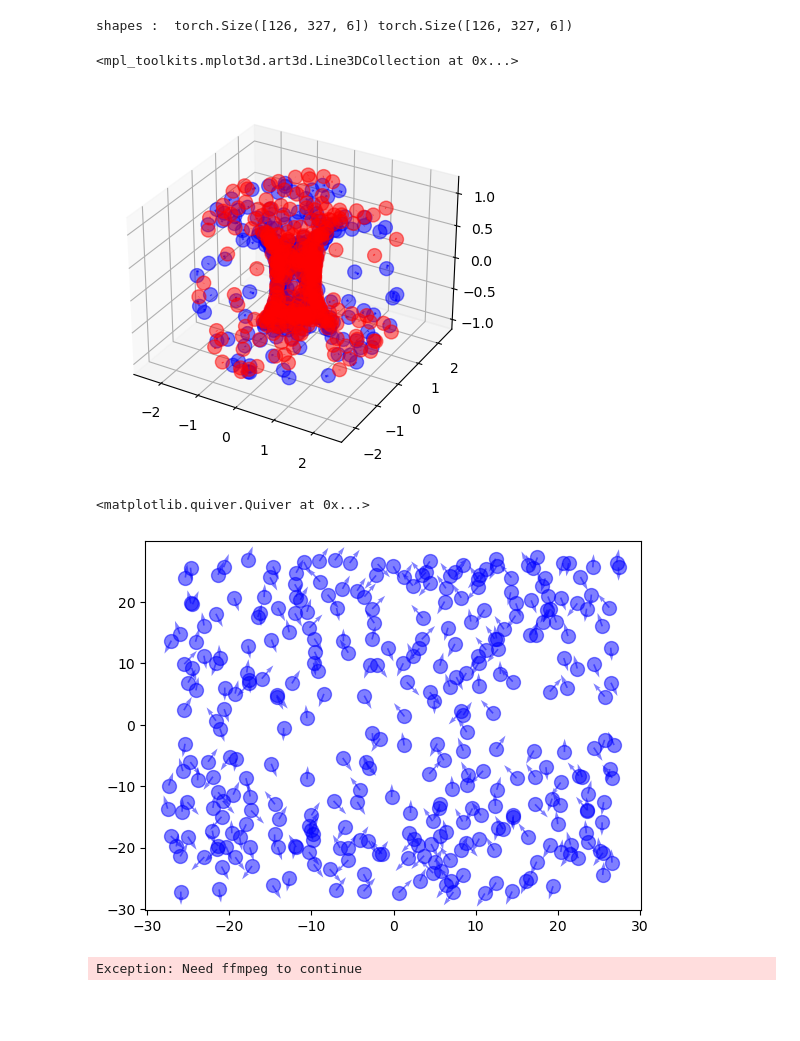
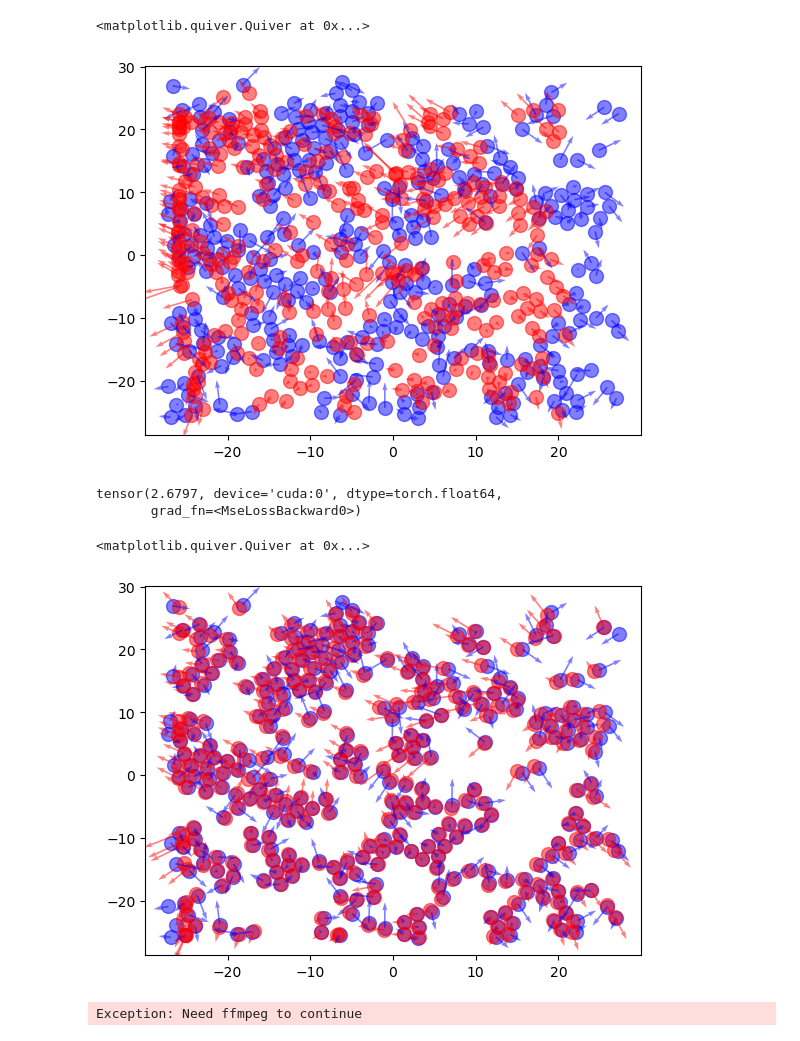
Before and after one commit to Pangasius/graph-displacement, a Jupyter notebook: cell_tester.ipynb, the cells around one changed output. Saved outputs shown, nothing was run; the diff lists cells and outputs as text; code cells hidden in the pictures; blank space fills up the shorter version.

```diff
--- a/cell_tester.ipynb
+++ b/cell_tester.ipynb
@@ -22,12 +22,11 @@ from genericpath import exists
 
 import random
 
-model_path = "model.pkl"
-loss_path = "loss.pkl"
+model_path = "models/model220"
 
 from cell_dataset import CellGraphDataset
 from cell_model import GraphEvolution
-from cell_utils import GraphingLoss, make_animation, show_torus
+from cell_utils import GraphingLoss, make_animation
 from cell_training import train, test, run_single, run_single_recursive
 
 import threading
@@ -55,7 +54,7 @@ Cannot import simulator
 #path = "data/" #local
 path = "/scratch/users/nstillman/data-cpp/" #remote
 
-data_test = CellGraphDataset(root=path + 'test', max_size=50, inmemory=True, bg_load=False, wrap=True, T_limit=128)
+data_test = CellGraphDataset(root=path + 'test', max_size=5, inmemory=True, bg_load=False, wrap=True, T_limit=32)
 print("Test data length : ", data_test.len())
 
 data_val = CellGraphDataset(root=path + 'valid', max_size=50, inmemory=True, bg_load=False, wrap=True, T_limit=128)
@@ -83,37 +74,36 @@ result_name = "result.pkl"
 # %%
-with open(model_to_test, "rb") as f:
+with open(model_path + ".pkl", "rb") as f:
     model = pickle.load(f)
 
-device = "cuda" if torch.cuda.is_available() else "cpu"
-model = model.eval().to(device)
-loss, out, x = run_single_recursive(model, data_test, 0, device, denormalize=False)
-print("shapes : ", out.shape, x.shape) # type: ignore
+device = torch.device("cuda" if torch.cuda.is_available() else "cpu")
-# %% [output]
-shapes :  torch.Size([126, 327, 6]) torch.Size([126, 327, 6])
-# %%
-with open(result_name, "wb") as f:
-    pickle.dump((out, x), f)
 # %%
-loss, out, x = run_single_recursive(model, data_test, 0, device, denormalize=False)
+loss, out, x = run_single_recursive(model.to(device), data_test, 0, device)
 
-t = 1
+with open("result_recursive.pkl", "wb") as f:
+    pickle.dump((out, x), f)
+
+t = 20
 fig = plt.figure()
-ax = fig.add_subplot(1, 1, 1, projection='3d')
 
-#now plot the graph as bubbles to show the differx[t, :,1],ence between the two
-ax.scatter(x[t, :,0],x[t, :,1],x[t, :,2], s=100, c='b', alpha=0.5)
-ax.scatter(out[t, :,0],out[t, :,1],out[t, :,2], s=100, c='r', alpha=0.5)
+#now plot the graph as bubbles to show the difference between the two
+plt.scatter(x[t, :,0],x[t, :,1], s=100, c='b', alpha=0.5)
+plt.scatter(out[t, :,0],out[t, :,1], s=100, c='r', alpha=0.5)
 
 #show an arrow for the speed
-ax.quiver(x[t, :, 0], x[t, :, 1], x[t, :, 2], x[t, :, 3],x[t, :,4],x[t, :,5],color='b', alpha=0.5)
-ax.quiver(out[t, :, 0], out[t, :, 1], out[t, :, 2], out[t, :, 3],out[t, :,4],out[t, :,5],color='r', alpha=0.5)
+plt.quiver(x[t, :, 0], x[t, :, 1], x[t, :, 2], x[t, :, 3],color='b', alpha=0.5)
+plt.quiver(out[t, :, 0], out[t, :, 1], out[t, :, 2], out[t, :, 3],color='r', alpha=0.5)
 # %% [output]
-<mpl_toolkits.mplot3d.art3d.Line3DCollection at 0x...>
+<matplotlib.quiver.Quiver at 0x...>
-[figure, old version]
+[figure, new version]
 # %%
-loss, out, x = run_single_recursive(model, data_test, 0, device, denormalize=True)
+loss, out, x = run_single(model.to(device), data_test, 0, device)
 
-t = 0
+print(loss)
+
+with open("result.pkl", "wb") as f:
+    pickle.dump((out, x), f)
+
+t = 20
 fig = plt.figure()
 
 #now plot the graph as bubbles to show the difference between the two
@@ -124,8 +114,10 @@ plt.scatter(out[t, :,0],out[t, :,1], s=100, c='r', alpha=0.5)
 plt.quiver(x[t, :, 0], x[t, :, 1], x[t, :, 2], x[t, :, 3],color='b', alpha=0.5)
 plt.quiver(out[t, :, 0], out[t, :, 1], out[t, :, 2], out[t, :, 3],color='r', alpha=0.5)
 # %% [output]
-<matplotlib.quiver.Quiver at 0x...>
+tensor(2.6797, device='cuda:0', dtype=torch.float64,
+       grad_fn=<MseLossBackward0>)
+<matplotlib.quiver.Quiver at 0x...>
-[figure, old version]
+[figure, new version]
 # %%
 raise Exception("Need ffmpeg to continue")
 # %% [output]
```
Also changed, not shown: parts of 6 cells of this notebook, 11 other files.
